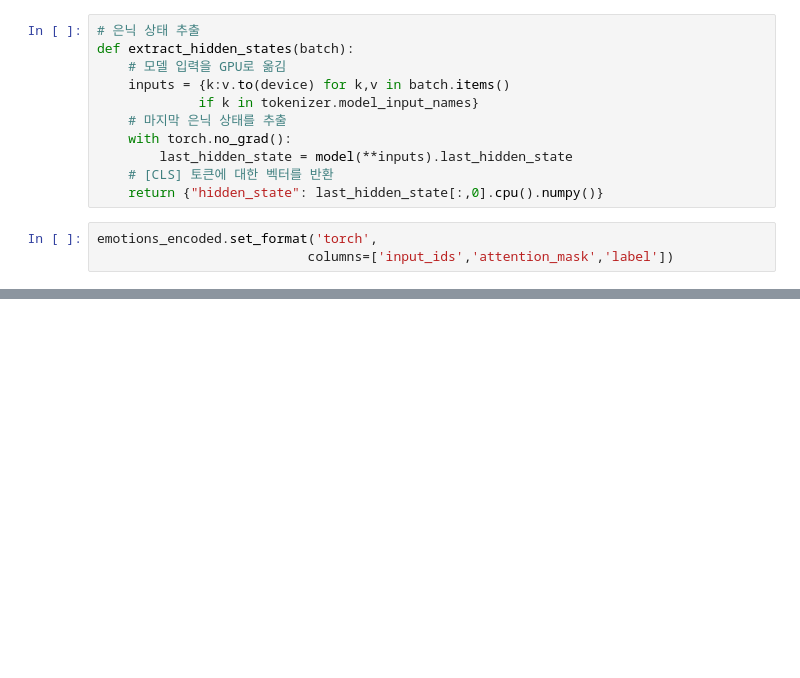
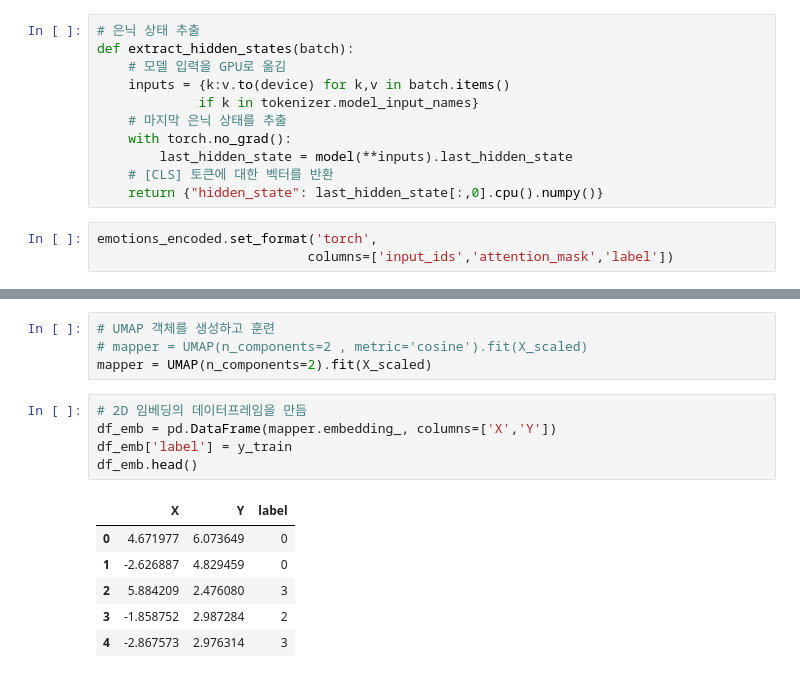
Before and after one commit to justin-kim3000/NLP, a Jupyter notebook: huggingface/text_token.ipynb, the cells around one changed output, grey strips where cells are left out. Cells and saved outputs as stored; diff of their text form; blank space fills up the shorter version.

```diff
--- a/huggingface/text_token.ipynb
+++ b/huggingface/text_token.ipynb
@@ -219,0 +274,16 @@ emotions_hidden = emotions_encoded.map(extract_hidden_states, batched=True)
+# %%
+# UMAP 객체를 생성하고 훈련
+# mapper = UMAP(n_components=2 , metric='cosine').fit(X_scaled)
+mapper = UMAP(n_components=2).fit(X_scaled)
+# %%
+# 2D 임베딩의 데이터프레임을 만듬
+df_emb = pd.DataFrame(mapper.embedding_, columns=['X','Y'])
+df_emb['label'] = y_train
+df_emb.head()
+# %% [output]
+|  | X | Y | label |
+| 0 | 4.671977 | 6.073649 | 0 |
+| 1 | -2.626887 | 4.829459 | 0 |
+| 2 | 5.884209 | 2.476080 | 3 |
+| 3 | -1.858752 | 2.987284 | 2 |
+| 4 | -2.867573 | 2.976314 | 3 |
```
Also changed, not shown: parts of 15 cells of this notebook.
